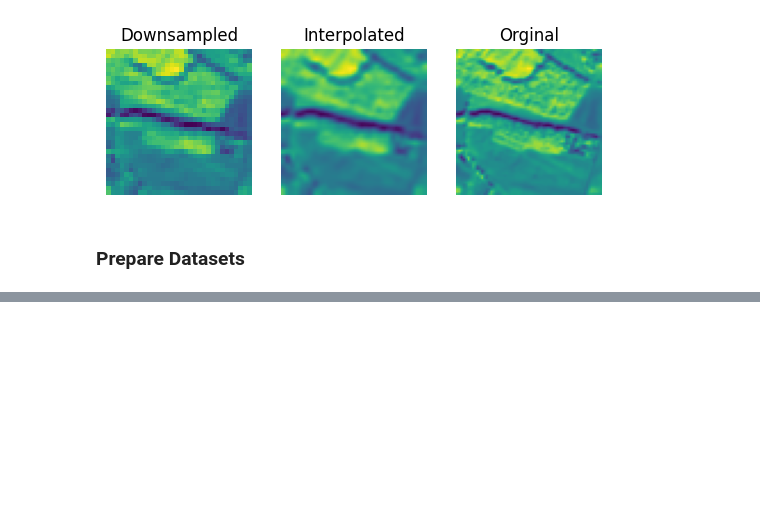
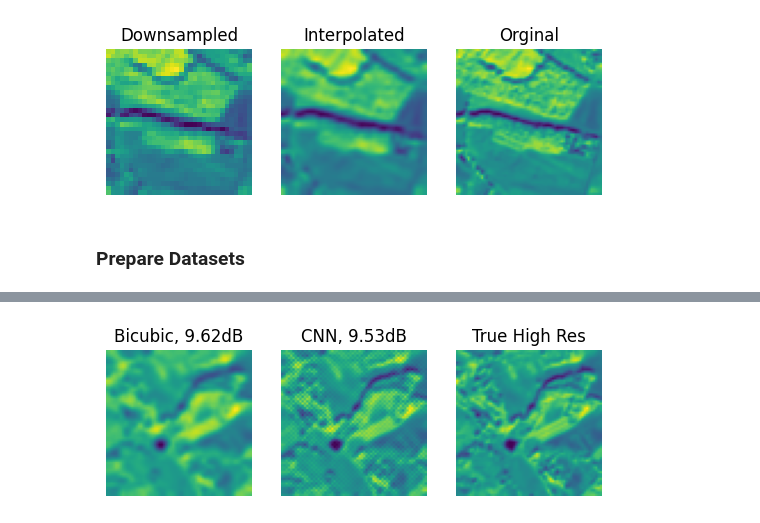
Before and after one commit to nathan-rousselot/super_resolution, a Jupyter notebook: main.ipynb, the cells around one changed output, grey strips where cells are left out. Saved outputs shown, nothing was run; the diff lists cells and outputs as text; code cells hidden in the pictures; blank space fills up the shorter version.

```diff
--- a/main.ipynb
+++ b/main.ipynb
@@ -120,2 +223,20 @@ class CNNSuperResolutionModel(nn.Module):
+# %%
+import torchvision.models as models
+
+def single_to_three_channels(x):
+    return x.repeat(1, 3, 1, 1)
+
+class VGGLoss(nn.Module):
+    def __init__(self):
+        super(VGGLoss, self).__init__()
+        self.vgg = models.vgg16(pretrained=True).features[:8].cuda().eval()
+        for param in self.vgg.parameters():
+            param.requires_grad = False
+
+    def forward(self, x, y):
+        x, y = single_to_three_channels(x), single_to_three_channels(y)
+        x_vgg, y_vgg = self.vgg(x), self.vgg(y)
+        loss = nn.functional.mse_loss(x_vgg, y_vgg)
+        return loss
 # %%
 n_epochs = 50
@@ -161,0 +314,25 @@ Original Traceback (most recent call last):
+# %%
+looked_up = 45
+with torch.no_grad():
+    y_hat = model(valid_dataset.__getitem__(looked_up)[0].unsqueeze(0).unsqueeze(0)).squeeze(0).squeeze(0)
+plt.figure()
+plt.subplot(131)
+img_ori = valid_dataset.__getitem__(looked_up)[0]
+y_hat = y_hat
+img_true = valid_dataset.__getitem__(looked_up)[1]
+psnr_ori = str(round(psnr(img_true,img_ori),2))
+psnr_hat = str(round(psnr(img_true,y_hat),2))
+plt.imshow(img_ori.cpu())
+plt.axis('off')
+plt.title('Bicubic, ' + psnr_ori + 'dB')
+plt.subplot(132)
+plt.imshow(y_hat.cpu())
+plt.axis('off')
+plt.title('CNN, ' + psnr_hat + 'dB')
+plt.subplot(133)
+plt.imshow(img_true.cpu())
+plt.axis('off')
+plt.title('True High Res')
+plt.show()
+# %% [output]
+[figure, added]
```
Also changed, not shown: parts of 15 cells of this notebook.
